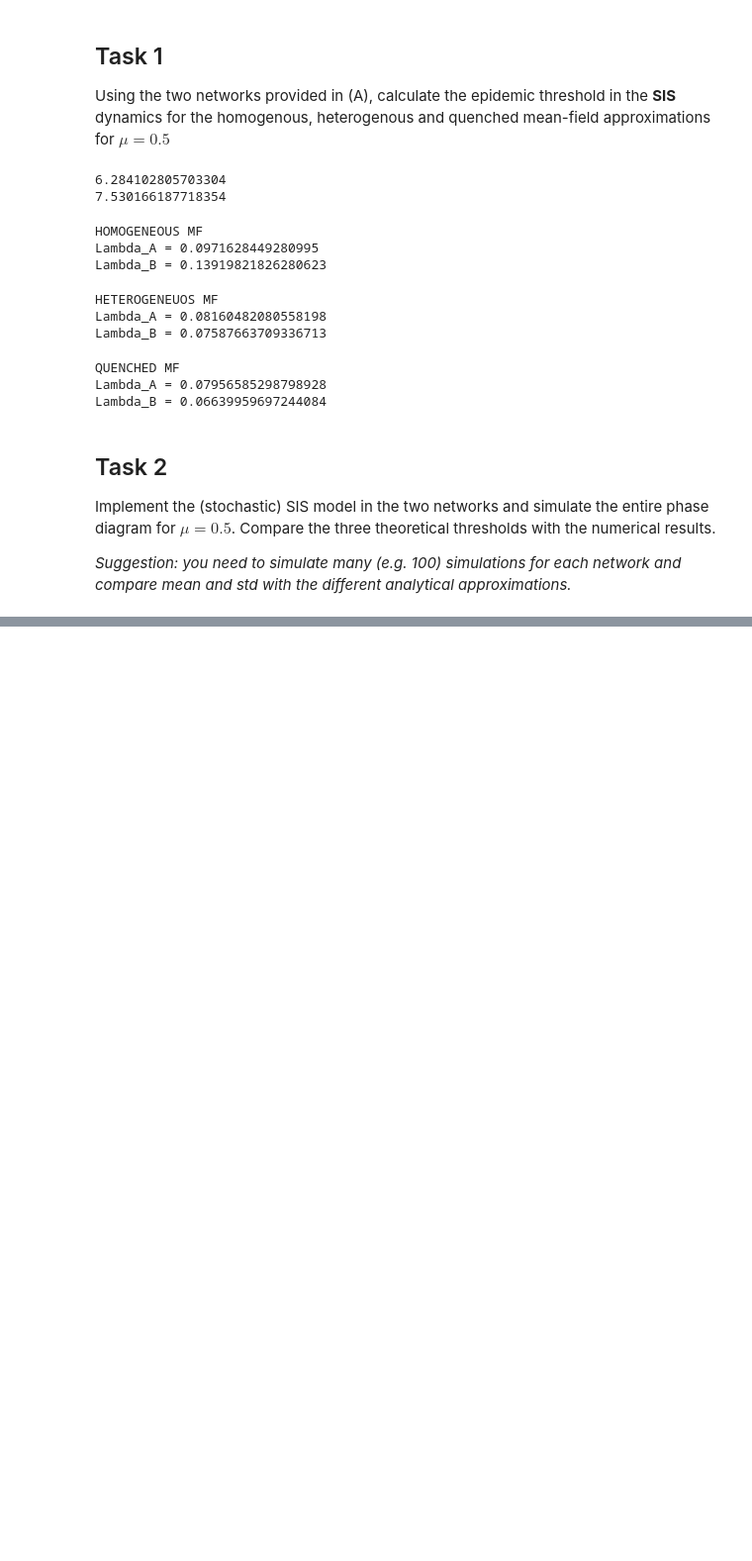
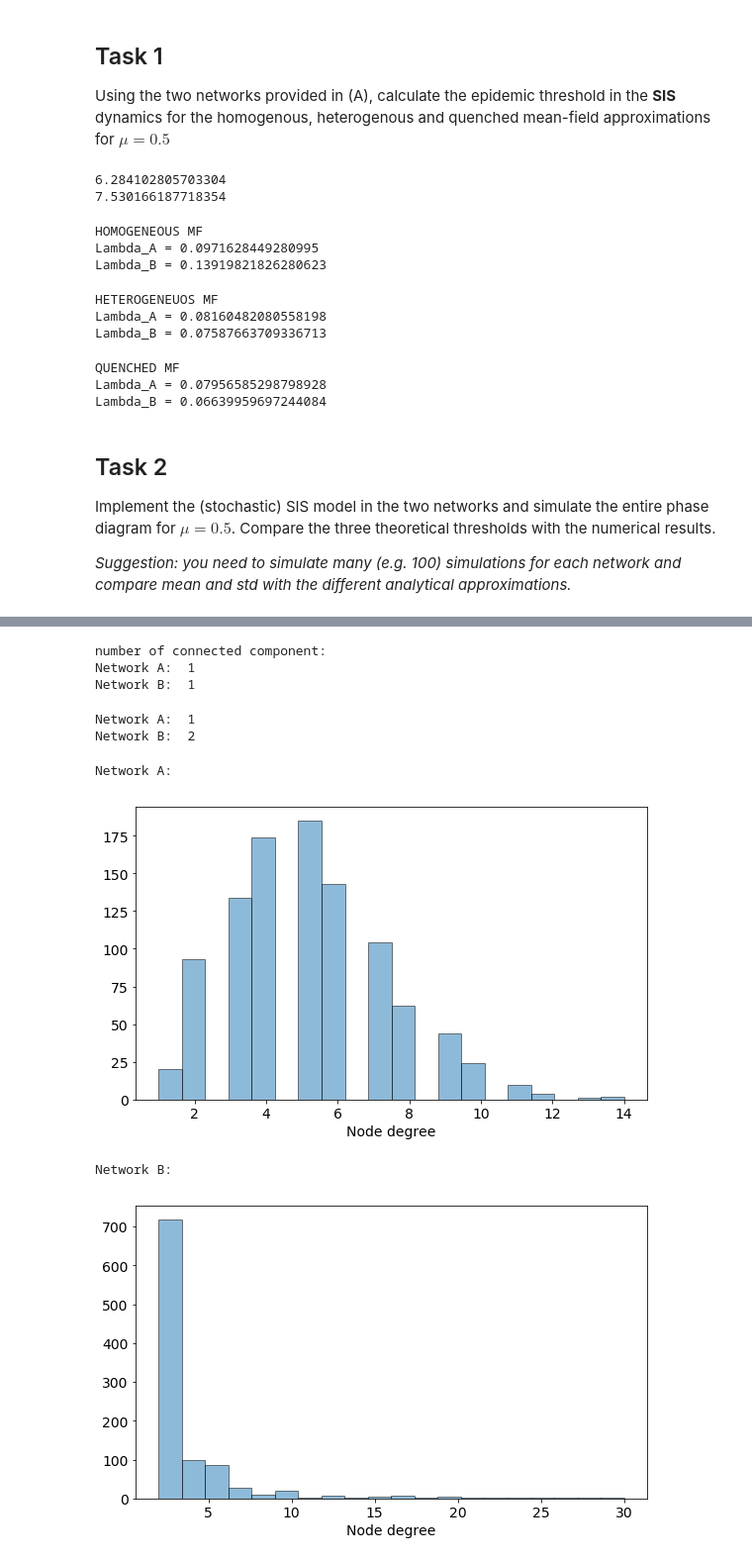
Before and after one commit to Agos95/ComplexSyst, a Jupyter notebook: 02/Agostini_Federico_code2.ipynb, the cells around one changed output, grey strips where cells are left out. Shown: that part at 99% size. Drawn from its saved outputs; the diff is of its cells as text; code cells hidden in the pictures; blank space fills up the shorter version.

```diff
--- a/02/Agostini_Federico_code2.ipynb
+++ b/02/Agostini_Federico_code2.ipynb
@@ -108,0 +361,49 @@ Implement the (stochastic) SIS model in the two networks and simulate the entire
+# %%
+'''connected component'''
+print("number of connected component:")
+print("Network A: ",nx.number_connected_components(NetA))
+print("Network B: ",nx.number_connected_components(NetB))
+# %% [output]
+number of connected component:
+Network A:  1
+Network B:  1
+# %%
+'''connectivity'''
+print("Network A: ",nx.edge_connectivity(NetA))
+print("Network B: ",nx.edge_connectivity(NetB))
+# %% [output]
+Network A:  1
+Network B:  2
+# %%
+'''node degree'''
+print("Network A: ")
+node_deg = NetA.degree()
+node_deg = list(node_deg)
+deg = [x[1] for x in node_deg]
+
+# plot the node degree distribution as histogram
+fig, ax = plt.subplots(figsize=(8,5))
+ax.hist(deg, bins=20, histtype='bar', ec='black', alpha=.5)
+ax.set_xlabel("Node degree", fontsize=14)
+ax.tick_params(axis='both', which='major', labelsize=14)
+fig.tight_layout()
+plt.show()
+
+'''node degree'''
+print("Network B: ")
+node_deg = NetB.degree()
+node_deg = list(node_deg)
+deg = [x[1] for x in node_deg]
+
+# plot the node degree distribution as histogram
+fig, ax = plt.subplots(figsize=(8,5))
+ax.hist(deg, bins=20, histtype='bar', ec='black', alpha=.5)
+ax.set_xlabel("Node degree", fontsize=14)
+ax.tick_params(axis='both', which='major', labelsize=14)
+fig.tight_layout()
+plt.show()
+# %% [output]
+Network A:
+[figure, added]
+Network B:
+[figure, added]
```
Also changed, not shown: parts of 14 cells of this notebook.
